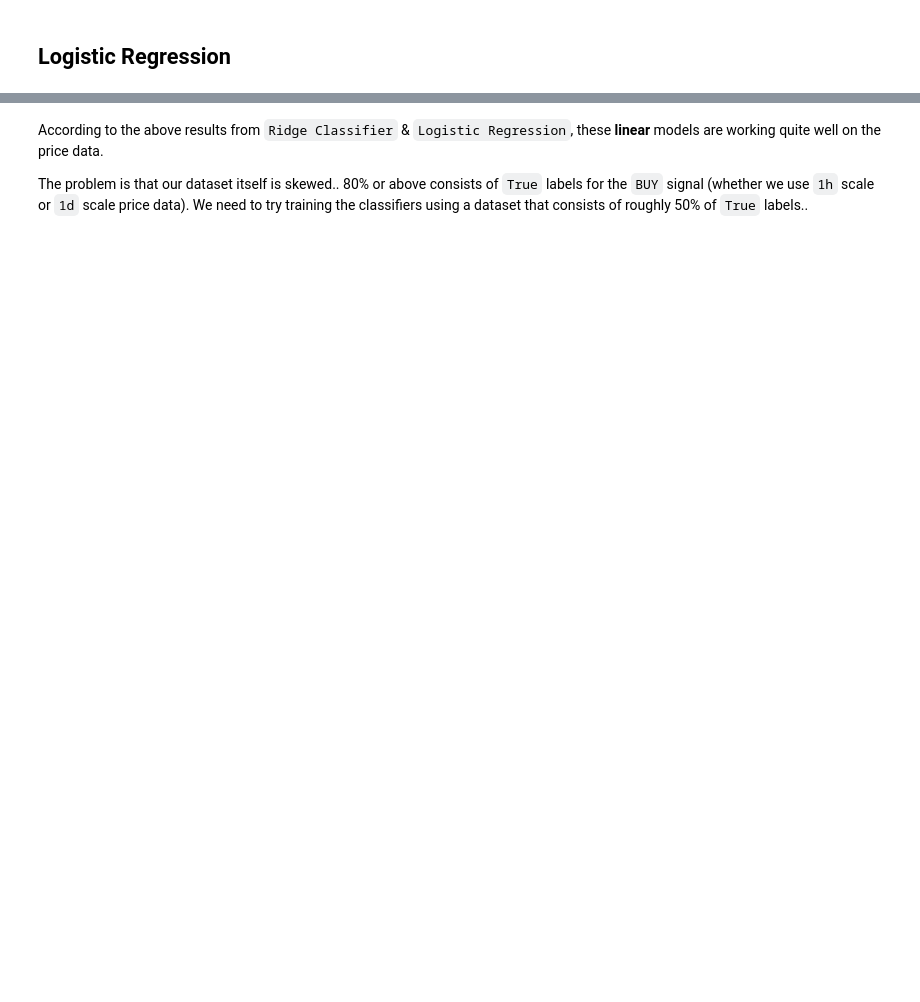
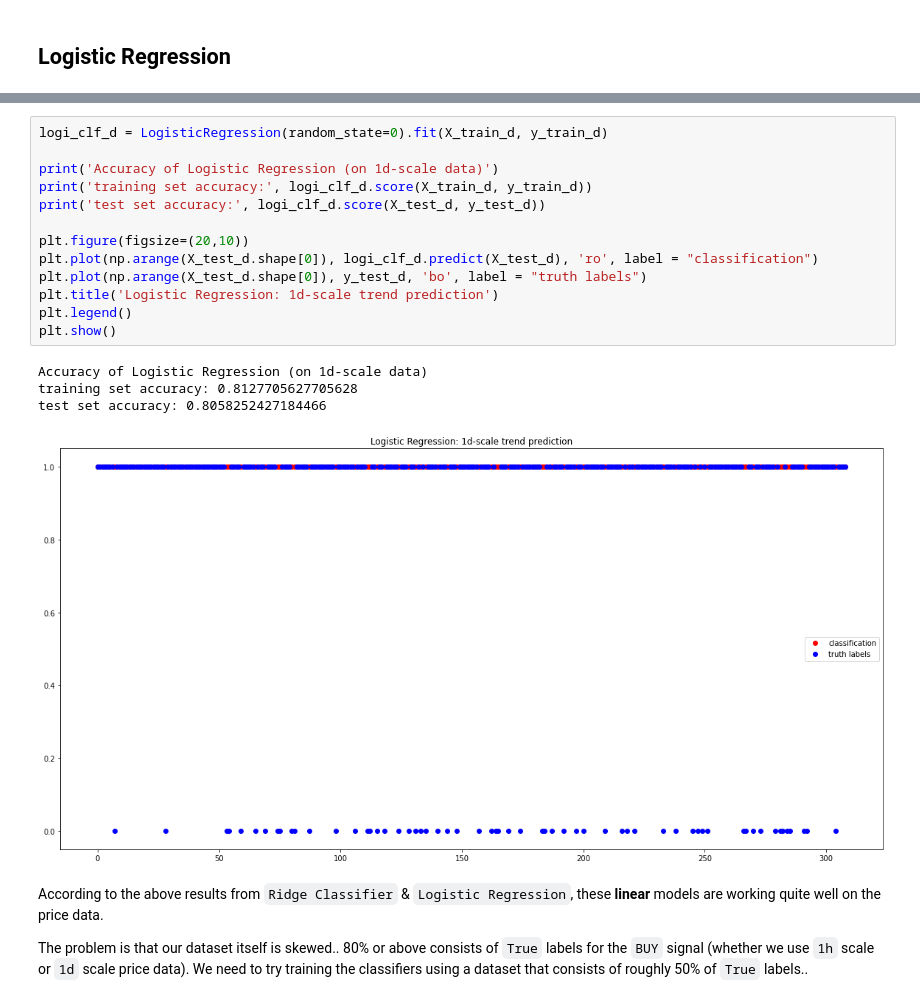
Before and after one commit to karanjitsingh/TrendML, a Jupyter notebook: src/linear/lin_log.ipynb, the cells around one changed output, grey strips where cells are left out. Saved outputs shown, nothing was run; the diff lists cells and outputs as text; blank space fills up the shorter version.

```diff
--- a/src/linear/lin_log.ipynb
+++ b/src/linear/lin_log.ipynb
@@ -163,3 +180,21 @@ test set accuracy: 0.8122977346278317
+# %%
+logi_clf_d = LogisticRegression(random_state=0).fit(X_train_d, y_train_d)
+
+print('Accuracy of Logistic Regression (on 1d-scale data)')
+print('training set accuracy:', logi_clf_d.score(X_train_d, y_train_d))
+print('test set accuracy:', logi_clf_d.score(X_test_d, y_test_d))
+
+plt.figure(figsize=(20,10))
+plt.plot(np.arange(X_test_d.shape[0]), logi_clf_d.predict(X_test_d), 'ro', label = "classification")
+plt.plot(np.arange(X_test_d.shape[0]), y_test_d, 'bo', label = "truth labels")
+plt.title('Logistic Regression: 1d-scale trend prediction')
+plt.legend()
+plt.show()
+# %% [output]
+Accuracy of Logistic Regression (on 1d-scale data)
+training set accuracy: 0.8127705627705628
+test set accuracy: 0.8058252427184466
+[figure, added]
 # %% [markdown]
 According to the above results from `Ridge Classifier` & `Logistic Regression`, these **linear** models are working quite well on the price data.
 
```
Also changed, not shown: parts of 4 cells of this notebook.
